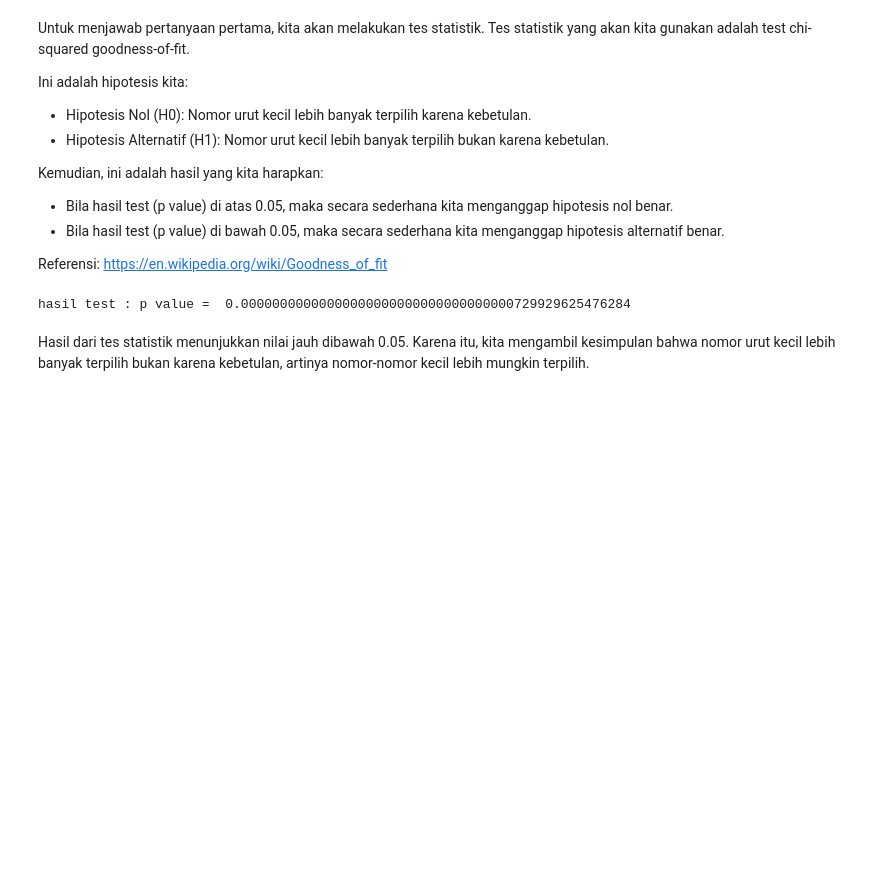
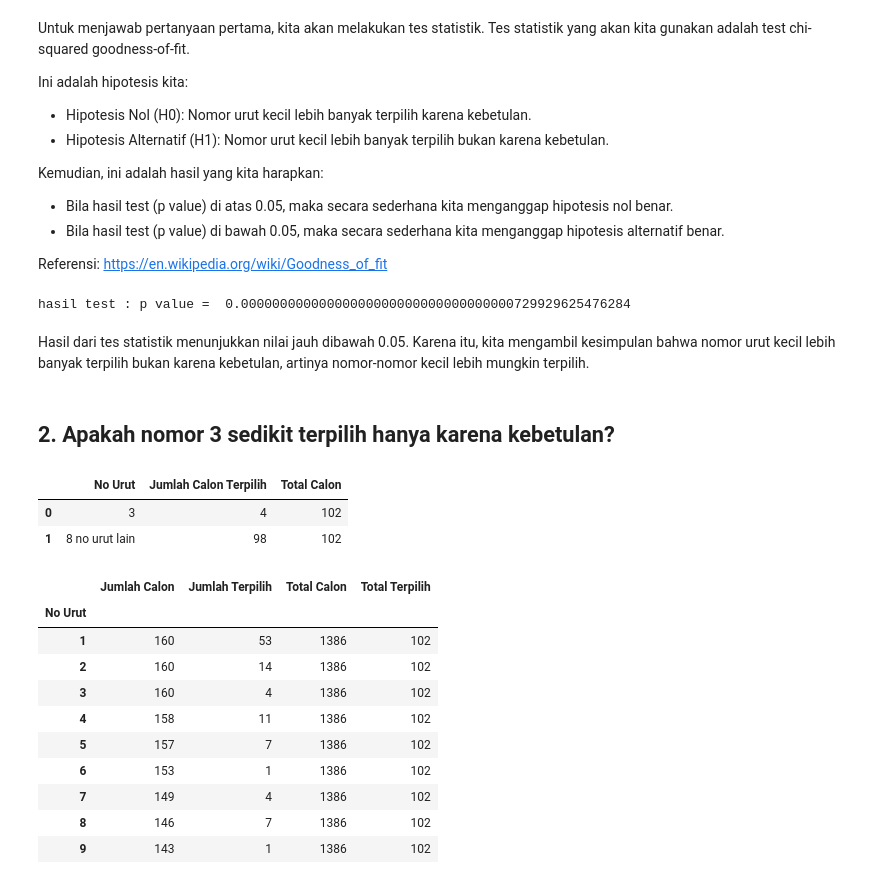
Before and after one commit to danjelito/pemilu-dki-2019, a Jupyter notebook: src/report.ipynb, the cells around one changed output. Cells and saved outputs as stored; diff of their text form; code cells hidden in the pictures; blank space fills up the shorter version.

```diff
--- a/src/report.ipynb
+++ b/src/report.ipynb
@@ -552,3 +554,49 @@ print(f'hasil test : p value = {p_val: .50f}')
 hasil test : p value =  0.00000000000000000000000000000000000729929625476284
 # %% [markdown]
 Hasil dari tes statistik menunjukkan nilai jauh dibawah 0.05. Karena itu, kita mengambil kesimpulan bahwa nomor urut kecil lebih banyak terpilih bukan karena kebetulan, artinya nomor-nomor kecil lebih mungkin terpilih.
+# %% [markdown]
+## 2. Apakah nomor 3 sedikit terpilih hanya karena kebetulan?
+# %%
+data_3 = (data
+    .reset_index()
+    .rename(columns=lambda c: c.lower().replace(" ", "_"))
+    .assign(no_urut=lambda df_: np.where(df_['no_urut'] == 3, 3, '8 no urut lain'))
+    .groupby('no_urut')
+    .agg(jumlah_calon_terpilih=('jumlah_calon_terpilih', 'sum'))
+    .assign(total_calon=lambda df_: df_['jumlah_calon_terpilih'].sum())
+    .reset_index()
+    .rename(columns=lambda c: c.title().replace("_", " "))
+)
+
+data_3
+# %% [output]
+|  | No Urut | Jumlah Calon Terpilih | Total Calon |
+| 0 | 3 | 4 | 102 |
+| 1 | 8 no urut lain | 98 | 102 |
+# %%
+data_calon = (df
+    .loc[lambda df_: df_['no_urut'] <= 9]
+    .groupby(['no_urut'])
+    .agg(jumlah_calon=('no_urut', 'size'),
+         jumlah_terpilih=('terpilih', 'sum')
+         )
+    .reset_index()
+    .assign(total_calon=lambda df_: df_['jumlah_calon'].sum(),
+            total_terpilih=lambda df_: df_['jumlah_terpilih'].sum()
+            )
+    .rename(columns=lambda c: c.title().replace("_", " "))
+    .set_index('No Urut')
+)
+data_calon
+# %% [output]
+|  | Jumlah Calon | Jumlah Terpilih | Total Calon | Total Terpilih |
+| No Urut |  |  |  |  |
+| 1 | 160 | 53 | 1386 | 102 |
+| 2 | 160 | 14 | 1386 | 102 |
+| 3 | 160 | 4 | 1386 | 102 |
+| 4 | 158 | 11 | 1386 | 102 |
+| 5 | 157 | 7 | 1386 | 102 |
+| 6 | 153 | 1 | 1386 | 102 |
+| 7 | 149 | 4 | 1386 | 102 |
+| 8 | 146 | 7 | 1386 | 102 |
+| 9 | 143 | 1 | 1386 | 102 |
```
Also changed, not shown: parts of 3 cells of this notebook, 1 other file.
